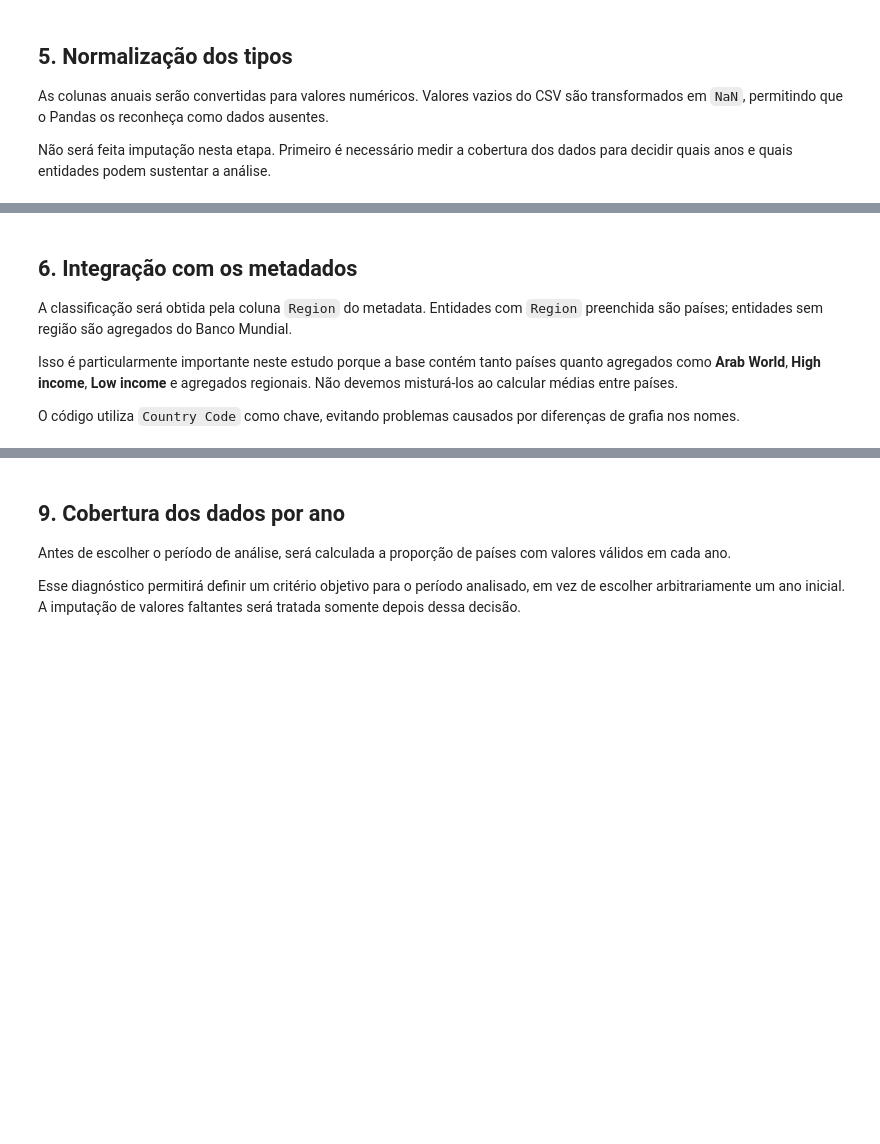
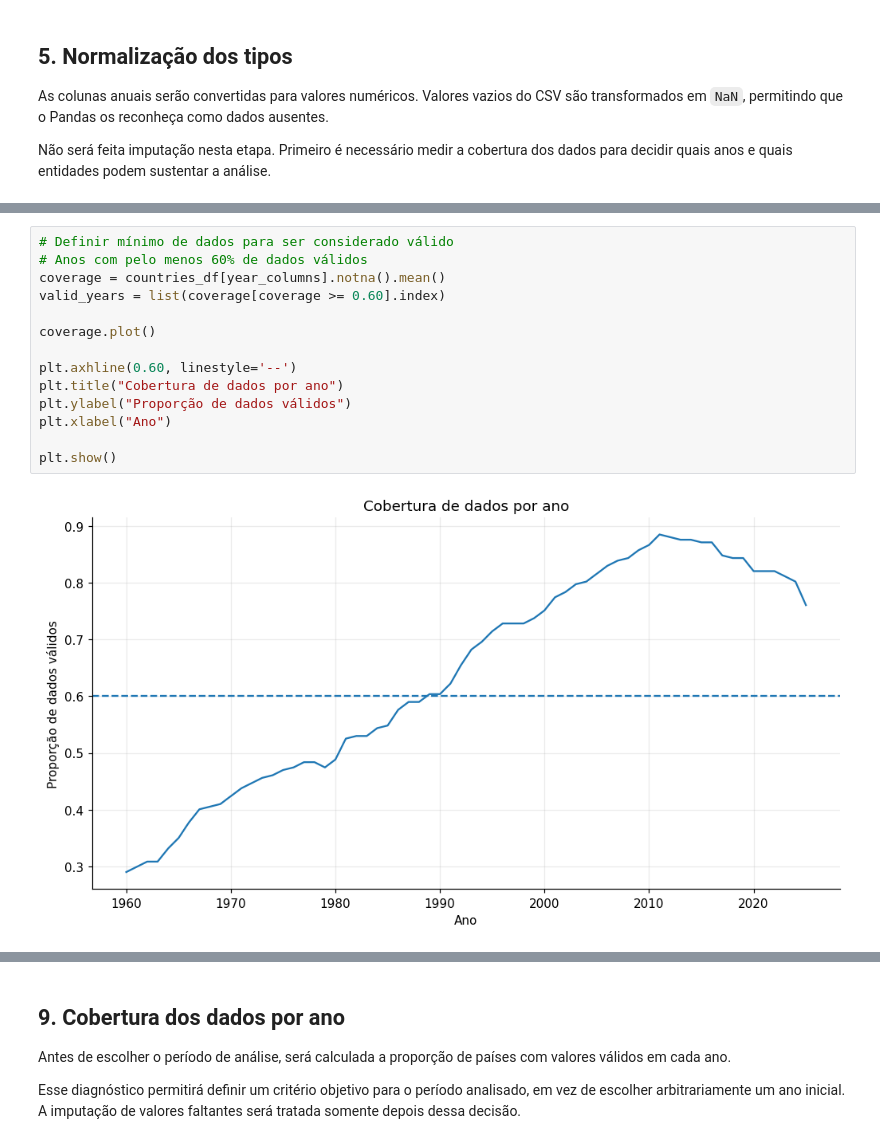
Before and after one commit to LeoPHP1/TP2_Data_science, a Jupyter notebook: TP2_inflacao.ipynb, the cells around one changed output, grey strips where cells are left out. Cells and saved outputs as stored; diff of their text form; blank space fills up the shorter version.

```diff
--- a/TP2_inflacao.ipynb
+++ b/TP2_inflacao.ipynb
@@ -88,14 +109,22 @@ Quantidade total de valores ausentes:
 | 2 | Afghanistan | AFG | NaN | NaN | NaN | NaN | NaN |
 | 3 | Africa Western and Central | AFW | NaN | NaN | NaN | NaN | NaN |
 | 4 | Angola | AGO | NaN | NaN | NaN | NaN | NaN |
-# %% [markdown]
-## 6. Integração com os metadados
-
-A classificação será obtida pela coluna `Region` do metadata. Entidades com `Region` preenchida são países; entidades sem região são agregados do Banco Mundial.
-
-Isso é particularmente importante neste estudo porque a base contém tanto países quanto agregados como **Arab World**, **High income**, **Low income** e agregados regionais. Não devemos misturá-los ao calcular médias entre países.
-
-O código utiliza `Country Code` como chave, evitando problemas causados por diferenças de grafia nos nomes.
+# %%
+# Definir mínimo de dados para ser considerado válido
+# Anos com pelo menos 60% de dados válidos
+coverage = countries_df[year_columns].notna().mean()
+valid_years = list(coverage[coverage >= 0.60].index)
+
+coverage.plot()
+
+plt.axhline(0.60, linestyle='--')
+plt.title("Cobertura de dados por ano")
+plt.ylabel("Proporção de dados válidos")
+plt.xlabel("Ano")
+
+plt.show()
+# %% [output]
+[figure, added]
 # %%
 country_meta["Type"] = np.where(
     country_meta["Region"].notna(),
```
Also changed, not shown: parts of 30 cells of this notebook.
